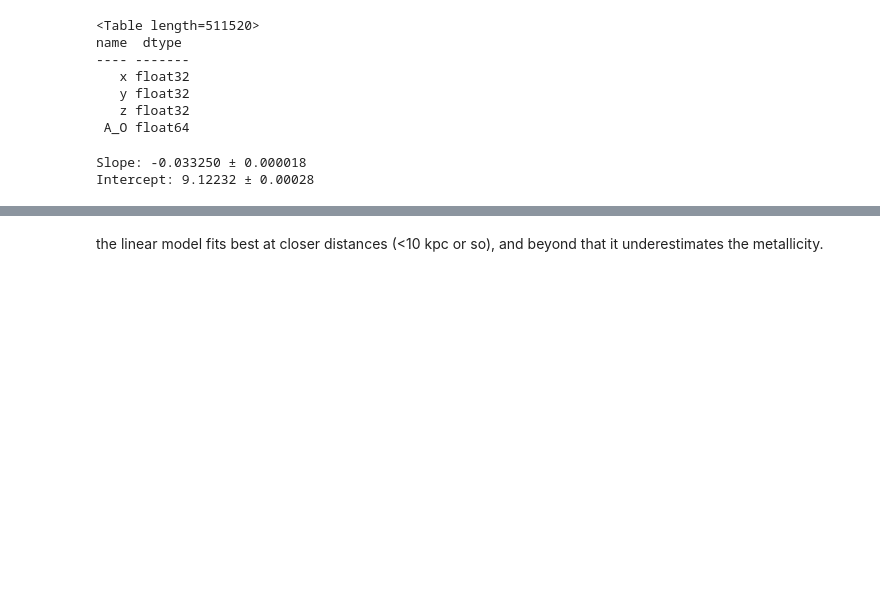
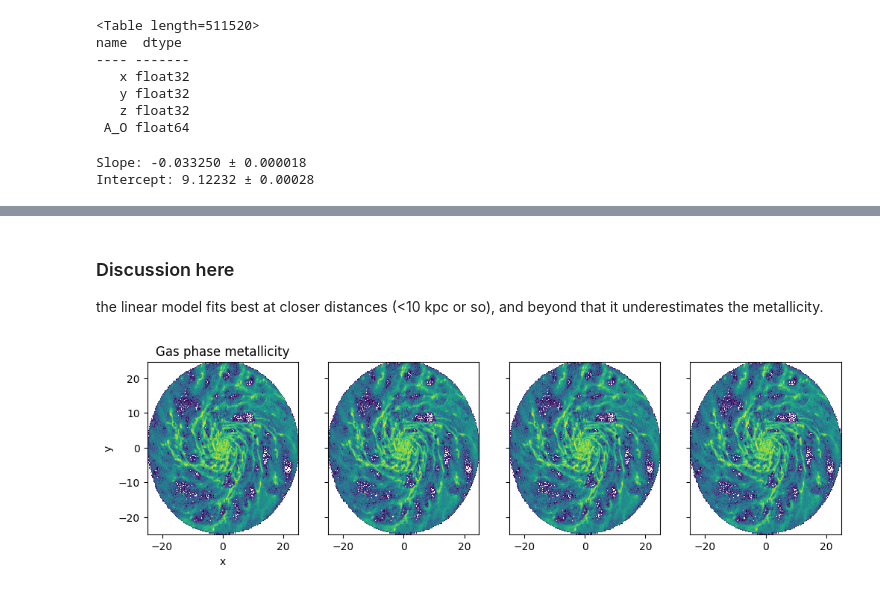
Before and after one commit to cyb0rb/astr8004_assign3, a Jupyter notebook: assignment3.ipynb, the cells around one changed output, grey strips where cells are left out. Cells and saved outputs as stored; diff of their text form; code cells hidden in the pictures; blank space fills up the shorter version.

```diff
--- a/assignment3.ipynb
+++ b/assignment3.ipynb
@@ -115,2 +96,3 @@ plt.show()
 # %% [markdown]
+### Discussion here
 the linear model fits best at closer distances (<10 kpc or so), and beyond that it underestimates the metallicity.
@@ -116,0 +101,47 @@ the linear model fits best at closer distances (<10 kpc or so), and beyond that
+# %%
+# plotting with a histogram instead
+
+# gridspec = {'height_ratios': [4,1]}
+fig, axs = plt.subplots(1,4, sharey=True, figsize=(12,3))
+
+# radius vs metallicity
+axs[0].hist2d(
+    data['x'],
+    data['y'],
+    bins=(np.arange(min(data['x']), max(data['x']), 0.25), np.arange(min(data['y']), max(data['y']), 0.25)),
+    norm=colors.LogNorm()
+    )
+
+axs[1].hist2d(
+    data['x'],
+    data['y'],
+    bins=(np.arange(min(data['x']), max(data['x']), 0.25), np.arange(min(data['y']), max(data['y']), 0.25)),
+    norm=colors.LogNorm()
+    )
+
+axs[2].hist2d(
+    data['x'],
+    data['y'],
+    bins=(np.arange(min(data['x']), max(data['x']), 0.25), np.arange(min(data['y']), max(data['y']), 0.25)),
+    norm=colors.LogNorm()
+    )
+
+axs[3].hist2d(
+    data['x'],
+    data['y'],
+    bins=(np.arange(min(data['x']), max(data['x']), 0.25), np.arange(min(data['y']), max(data['y']), 0.25)),
+    norm=colors.LogNorm()
+    )
+
+# labels
+axs[0].set(
+    xlabel = "x",
+    ylabel = "y",
+    title  = "Gas phase metallicity"
+)
+
+# save
+fig.savefig("figures/metallicity_xy.png")
+plt.show()
+# %% [output]
+[figure, added]
```
Also changed, not shown: parts of 6 cells of this notebook, 2 other files.
